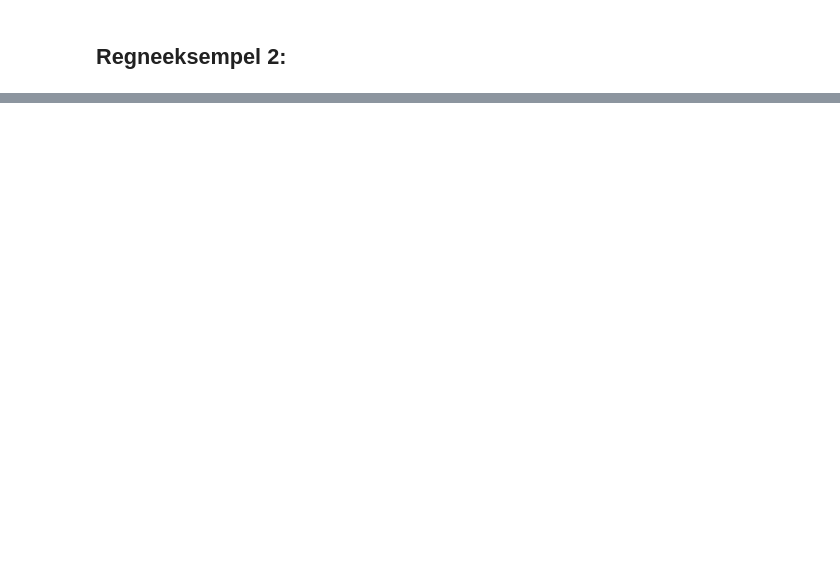
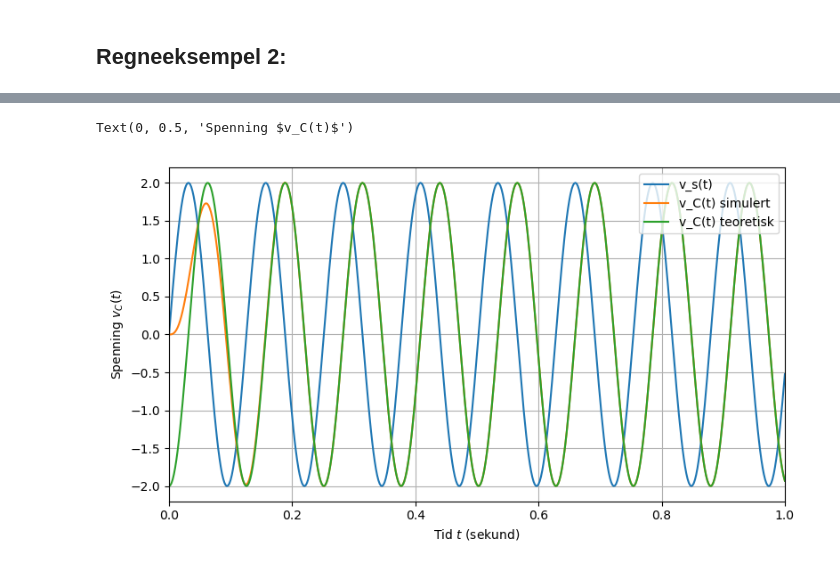
Before and after one commit to kaierih/AIS1004_Forelesninger, a Jupyter notebook: Uke07_Impedans.ipynb, the cells around one changed output, grey strips where cells are left out. Drawn from its saved outputs; the diff is of its cells as text; code cells hidden in the pictures; blank space fills up the shorter version.

```diff
--- a/Uke07_Impedans.ipynb
+++ b/Uke07_Impedans.ipynb
@@ -201,3 +231,41 @@ $$v_s(t) = 2\sin(50\cdot t), \ \ \ R = 10\Omega, \ \ \ L = 0.2H, \ \ \ C=2mF$$
+# %%
+# Parametre spenningskilde
+w = 50
+A = 2
+phi = 0 # grader
+
+# Komponentverdier Krets
+R = 10   # Ohm
+L = 0.2  # Henry
+C = 2e-3 # Farad
+
+# Utregning
+V = A*np.exp(1j*np.deg2rad(phi)) # Viser spenning v_s(t)
+Z_R = R
+Z_L = 1j*w*L
+Z_C = 1/(1j*w*C)
+Z = Z_R + Z_L + Z_C
+I = V/Z
+V_C = I*Z_C
+v_C = np.abs(V_C)*np.sin(w*t + np.angle(V_C))
+
+
+# Simulering
+t = np.linspace(0, 1, 501)
+v_t = A*np.sin(w*t)
+RLC_circ = sig.TransferFunction([1/(L*C)], [1, R/L, 1/(L*C)]) # Forklares senere
+_, v_C_sim, _= RLC_circ.output(v_t, t) # v_C(t) når v_0(t) = 1V
+
+plt.figure()
+plt.plot(t, v_t, label=r"v_s(t)")
+plt.plot(t, v_C_sim, label=r"v_C(t) simulert")
+plt.plot(t, v_C, label=r"v_C(t) teoretisk")
+plt.legend(loc="upper right")
+plt.xlabel("Tid $t$ (sekund)")
+plt.ylabel("Spenning $v_C(t)$")
+# %% [output]
+Text(0, 0.5, 'Spenning $v_C(t)$')
+[figure, added]
 # %% [markdown]
 <img src="Figurer/08_Filterkretser/PhasorDiagram.png" width="75%" />
 # %% [markdown]
```
Also changed, not shown: parts of 9 cells of this notebook, 2 other files.
